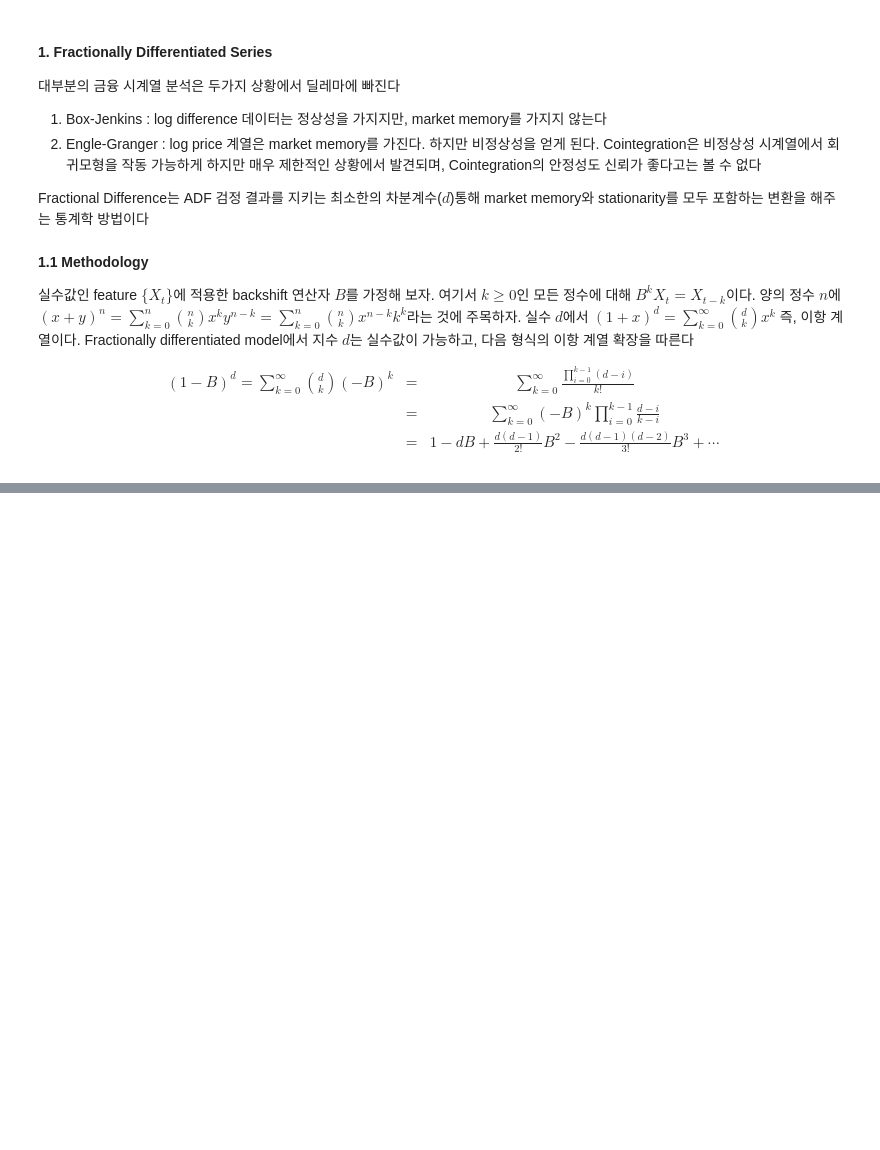
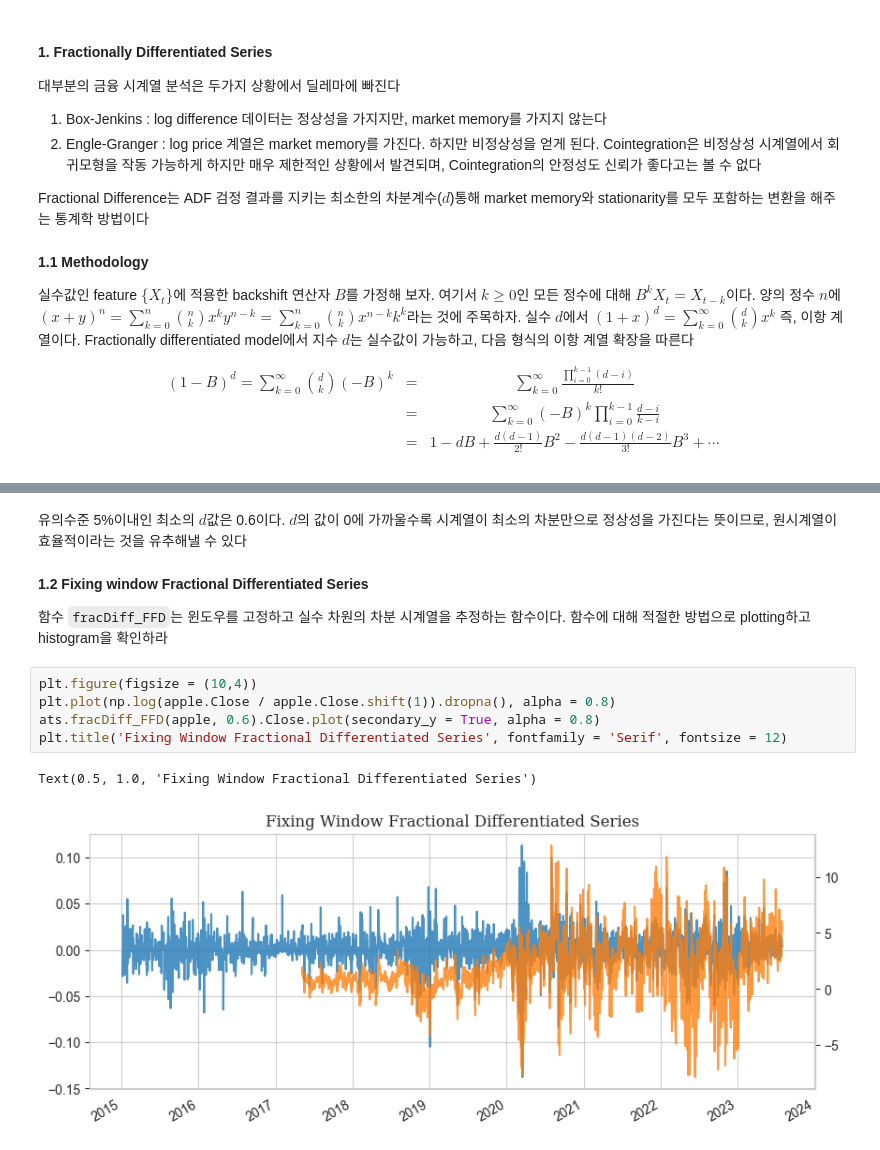
Before and after one commit to Tommylee1013/QUANTIFI, a Jupyter notebook: Week 10/Advanced Time Series.ipynb, the cells around one changed output, grey strips where cells are left out. Cells and saved outputs as stored; diff of their text form; blank space fills up the shorter version.

```diff
--- a/Week 10/Advanced Time Series.ipynb
+++ b/Week 10/Advanced Time Series.ipynb
@@ -160,2 +137,16 @@ display(out)
+# %% [markdown]
+유의수준 5%이내인 최소의 $d$값은 0.6이다. $d$의 값이 0에 가까울수록 시계열이 최소의 차분만으로 정상성을 가진다는 뜻이므로, 원시계열이 효율적이라는 것을 유추해낼 수 있다
+# %% [markdown]
+**1.2 Fixing window Fractional Differentiated Series**
+
+함수 `fracDiff_FFD`는 윈도우를 고정하고 실수 차원의 차분 시계열을 추정하는 함수이다. 함수에 대해 적절한 방법으로 plotting하고 histogram을 확인하라
+# %%
+plt.figure(figsize = (10,4))
+plt.plot(np.log(apple.Close / apple.Close.shift(1)).dropna(), alpha = 0.8)
+ats.fracDiff_FFD(apple, 0.6).Close.plot(secondary_y = True, alpha = 0.8)
+plt.title('Fixing Window Fractional Differentiated Series', fontfamily = 'Serif', fontsize = 12)
+# %% [output]
+Text(0.5, 1.0, 'Fixing Window Fractional Differentiated Series')
+[figure, added]
 # %%
 import seaborn as sns
```
Also changed, not shown: parts of 21 cells of this notebook, 1 other file.
